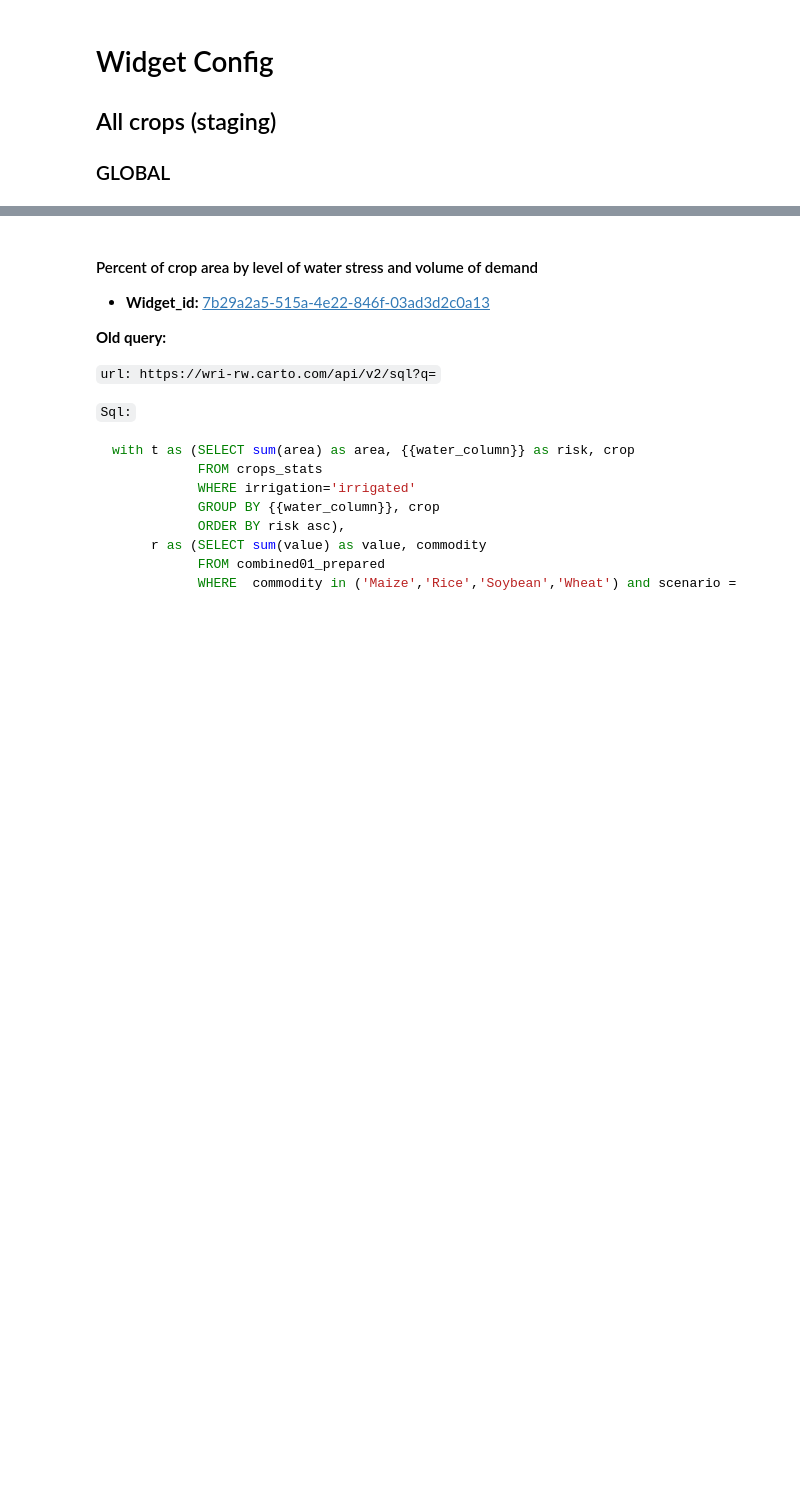
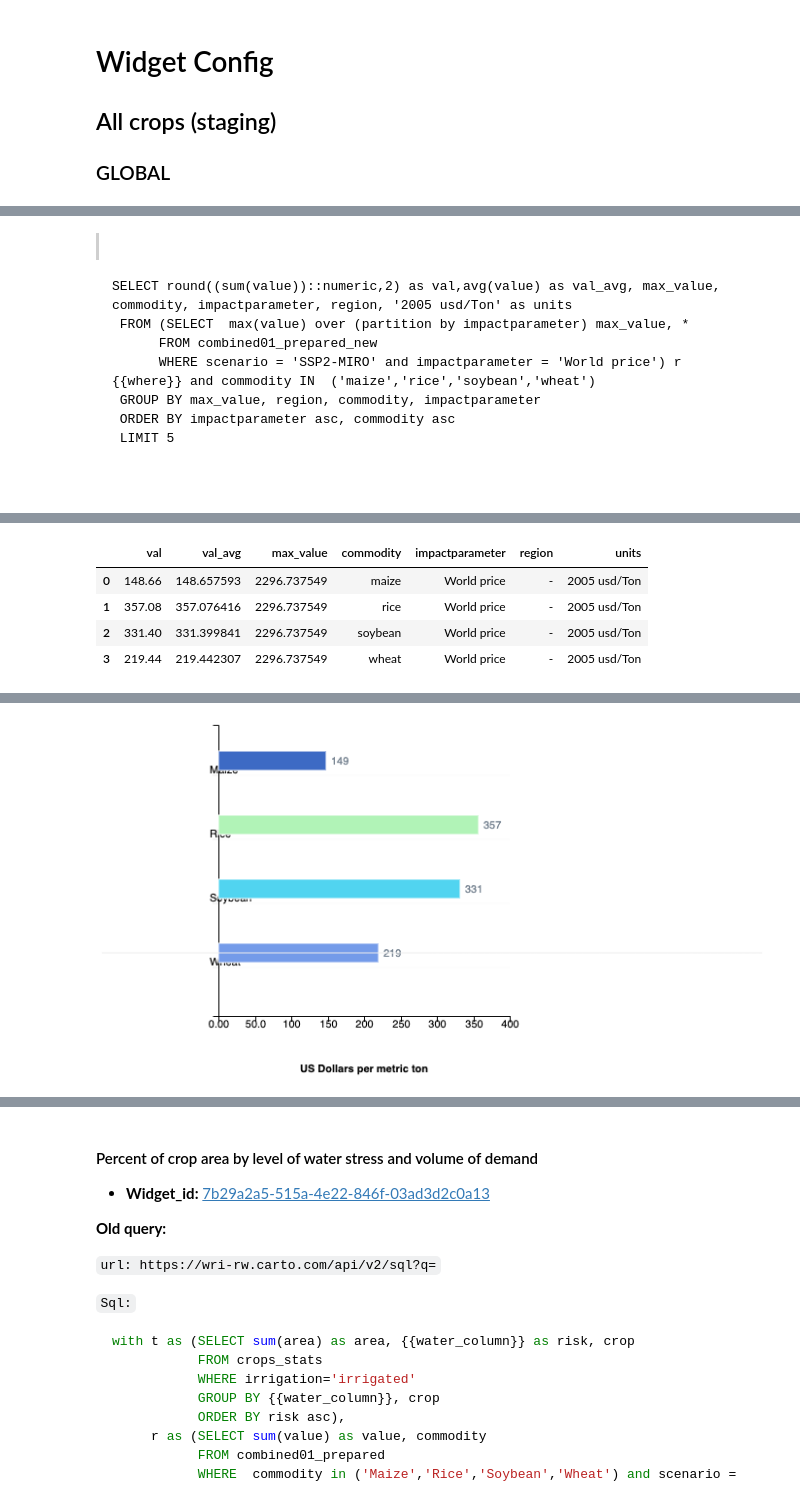
Before and after one commit to resource-watch/notebooks, a Jupyter notebook: Aqueduct/lab/AQ_1_V3_Widget_definition.ipynb, the cells around one changed output, grey strips where cells are left out. Drawn from its saved outputs; the diff is of its cells as text; code cells hidden in the pictures; blank space fills up the shorter version.

````diff
--- a/Aqueduct/lab/AQ_1_V3_Widget_definition.ipynb
+++ b/Aqueduct/lab/AQ_1_V3_Widget_definition.ipynb
@@ -195,6 +206,0 @@ LIMIT 5
-# %%
-payload = {'q': "select round((sum(value))::numeric,2) as val,avg(value) as val_avg, max_value, commodity, impactparameter, region, '2005 usd/Ton' as units from (SELECT  max(value) over (partition by impactparameter) max_value, * FROM combined01_prepared where scenario = 'SSP2-MIRO' and impactparameter = 'World price') r where year = 2010  and commodity IN  ('Maize','Rice','Soybean','Wheat') group by max_value, region, commodity, impactparameter order by impactparameter asc, commodity asc limit 5"}
-r = requests.get('https://wri-01.carto.com/api/v2/sql', params=payload)
-print(r)
-df = pd.read_json(json.dumps(r.json()['rows']), orient='records')
-df
@@ -240,9 +207,50 @@ LIMIT 5
 # %%
-sql = '''SELECT round((sum(value))::numeric,2) as val,avg(value) as val_avg, max_value, commodity, impactparameter, region, '2005 usd/Ton' as units
-FROM (SELECT  max(value) over (partition by impactparameter) max_value, *
-      FROM combined01_prepared_new
-      WHERE scenario = 'SSP2-MIRO' and impactparameter = 'World price') r
-where year = 2010 and commodity IN  ('maize','rice','soybean','wheat')
-GROUP BY max_value, region, commodity, impactparameter
-ORDER BY impactparameter asc, commodity asc
-LIMIT 5'''
+sqlOld = """
+    SELECT round((sum(value))::numeric,2) as val,avg(value) as val_avg, max_value, commodity, impactparameter, region, '2005 usd/Ton' as units
+    FROM (SELECT  max(value) over (partition by impactparameter) max_value, *
+          FROM combined01_prepared
+          WHERE scenario = 'SSP2-MIRO' and impactparameter = 'World price') r
+    {{where}} and commodity IN  ('Maize','Rice','Soybean','Wheat')
+    GROUP BY max_value, region, commodity, impactparameter
+    ORDER BY impactparameter asc, commodity asc
+    LIMIT 5
+"""
+confOld = json.loads("""
+    {"sql_config": [
+    {
+        "key": "where",
+        "key_params": [
+            {
+                "key": "year",
+                "required": true
+            }
+        ]
+    }
+]
+}
+""")
+sqlNew = """
+    SELECT round((sum(value))::numeric,2) as val,avg(value) as val_avg, max_value, commodity, impactparameter, region, '2005 usd/Ton' as units
+     FROM (SELECT  max(value) over (partition by impactparameter) max_value, *
+          FROM combined01_prepared_new
+          WHERE scenario = 'SSP2-MIRO' and impactparameter = 'World price') r
+    {{where}} and commodity IN  ('maize','rice','soybean','wheat')
+     GROUP BY max_value, region, commodity, impactparameter
+     ORDER BY impactparameter asc, commodity asc
+     LIMIT 5
+"""
+confNew = json.loads("""
+    {"sql_config": [
+    {
+        "key": "where",
+        "key_params": [
+            {
+                "key": "year",
+                "required": true
+            }
+        ]
+    }
+]}
+""")
+displayAQfwinfo('World Price', '9391e42c-f32b-40d9-a282-3083e617464f', sqlOld, confOld, sqlNew, confNew)
+# %% [output]
@@ -248,0 +291,11 @@ LIMIT 5'''
+>```sql
+
+    SELECT round((sum(value))::numeric,2) as val,avg(value) as val_avg, max_value, commodity, impactparameter, region, '2005 usd/Ton' as units
+     FROM (SELECT  max(value) over (partition by impactparameter) max_value, *
+          FROM combined01_prepared_new
+          WHERE scenario = 'SSP2-MIRO' and impactparameter = 'World price') r
+    {{where}} and commodity IN  ('maize','rice','soybean','wheat')
+     GROUP BY max_value, region, commodity, impactparameter
+     ORDER BY impactparameter asc, commodity asc
+     LIMIT 5
+ ```
@@ -248,0 +316,5 @@ LIMIT 5'''
+|  | val | val_avg | max_value | commodity | impactparameter | region | units |
+| 0 | 148.66 | 148.657593 | 2296.737549 | maize | World price | - | 2005 usd/Ton |
+| 1 | 357.08 | 357.076416 | 2296.737549 | rice | World price | - | 2005 usd/Ton |
+| 2 | 331.40 | 331.399841 | 2296.737549 | soybean | World price | - | 2005 usd/Ton |
+| 3 | 219.44 | 219.442307 | 2296.737549 | wheat | World price | - | 2005 usd/Ton |
@@ -248,0 +322 @@ LIMIT 5'''
+[figure, added]
````
Also changed, not shown: parts of 22 cells of this notebook, 1 other file.
